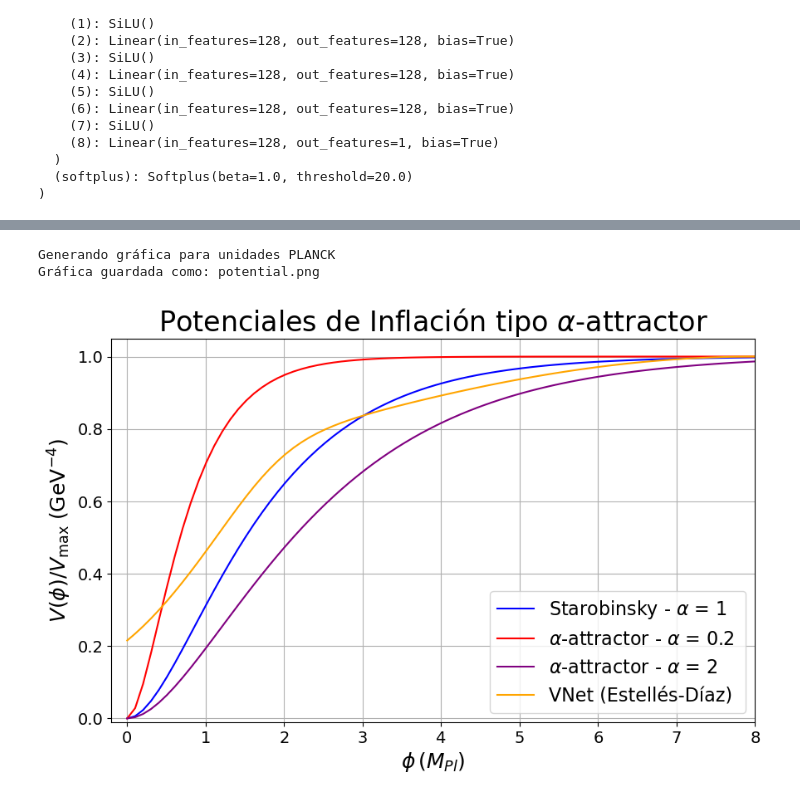
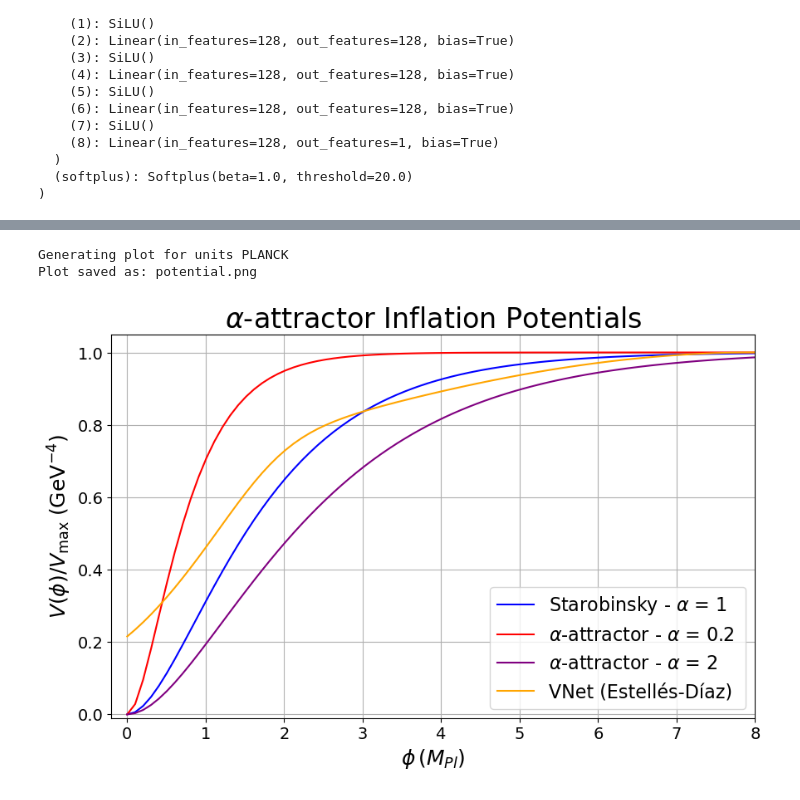
Before and after one commit to juanramondiaz/CosmoPython, a Jupyter notebook: Cosmo.5A.Inflaton.ipynb, the cells around one changed output, grey strips where cells are left out. Drawn from its saved outputs; the diff is of its cells as text; code cells hidden in the pictures.

```diff
--- a/Cosmo.5A.Inflaton.ipynb
+++ b/Cosmo.5A.Inflaton.ipynb
@@ -463,8 +505,8 @@ VNet(
 # %%
 def V_VNet(phi):
     """
-    Potencial neuronal V(φ) en tensor torch.
-    φ puede ser float o tensor 1D.
+    Neural potential V(φ) as a torch tensor.
+    φ can be a float or a 1D tensor.
     """
     if not torch.is_tensor(phi):
         phi = torch.tensor([[phi]], dtype=torch.float64)
@@ -475,7 +517,7 @@ def V_VNet(phi):
 
 def dV_VNet(phi):
     """
-    Primera derivada V'(φ) usando autograd.
+    First derivative V'(φ) using autograd.
     """
     phi_t = torch.tensor([[phi]], dtype=torch.float64, requires_grad=True)
     V = VNet_model(phi_t)
@@ -485,7 +527,7 @@ def dV_VNet(phi):
 
 def d2V_VNet(phi):
     """
-    Segunda derivada V''(φ).
+    Second derivative V''(φ).
     """
     phi_t = torch.tensor([[phi]], dtype=torch.float64, requires_grad=True)
     V = VNet_model(phi_t)
@@ -810,98 +852,98 @@ Gráfica guardada como: potential.png
 # %%
 def plot_inflation_potential_alpha(units='NATURAL', phi_range=None, save=False, filename='inflation_potentials.png'):
     """
-    Grafica los potenciales de inflación para los modelos cuadrático, cuártico, hilltop y alpha.
+    Plots the inflation potentials for the quadratic, quartic, hilltop, and alpha models.
 
     Args:
-        units (str): Sistema de unidades ('NATURAL' o 'SI').
-        phi_range (dict): Diccionario con rangos de phi para cada potencial.
-                         Default: Ajustado automáticamente según el potencial.
-        save (bool): Si True, guarda la figura como archivo.
-        filename (str): Nombre del archivo para guardar la figura.
+        units (str): Unit system ('NATURAL' or 'SI').
+        phi_range (dict): Dictionary with phi ranges for each potential.
+                         Default: Automatically adjusted according to the potential.
+        save (bool): If True, saves the figure as a file.
+        filename (str): Name of the file used to save the figure.
 
     Returns:
-        None: Muestra o guarda la gráfica.
+        None: Displays or saves the plot.
     """
-    # Definir rangos de phi por defecto si no se proporcionan
+    # Define default phi ranges if they are not provided
     if phi_range is None:
         M_Pl = param['M_Pl']
         phi_range = {
             'quad': (-20 * M_Pl, 20 * M_Pl, 100),
             'quartic': (-20 * M_Pl, 20 * M_Pl, 100),
             'six': (-20 * M_Pl, 20 * M_Pl, 100),
-            'hilltop': (-10.0 * M_Pl,10.0 * M_Pl, 100),  # Rango más pequeño para hilltop
-            'alpha': (0, 10 * M_Pl, 100),  # alpha es asimétrico
-            'VNet': (0, 10 * M_Pl, 100)  # alpha es asimétrico
+            'hilltop': (-10.0 * M_Pl,10.0 * M_Pl, 100),  # Smaller range for hilltop
+            'alpha': (0, 10 * M_Pl, 100),  # alpha is asymmetric
+            'VNet': (0, 10 * M_Pl, 100)  # alpha is asymmetric
         }
 
-    # Lista de potenciales a graficar
+    # List of potentials to plot
     potentials = ['alpha', 'alpha', 'alpha', 'VNet'] # 'hilltop', 'alpha', 'VNet']
 
-    # Configurar la figura
+    # Configure the figure
     plt.figure(figsize=(10, 6))
 
-    # Colores para cada potencial
+    # Colors for each potential
     colors = {'quad': 'blue', 'quartic': 'red', 'six': 'gray', 'hilltop': 'green', 'alpha': 'purple', 'VNet': 'orange'}
     colors = ['blue',  'red', 'purple', 'orange']
     names = {'quad': 'Chaotic - n= 2 (Quadratic)',
              'quartic': 'Chaotic - n = 4 (Quartic)',
              'six': 'Chaotic - n = 6',
-             'hilltop': 'Hilltop', 'alpha': 'Alpha - Atractor', 'VNet': 'Neural Network'}
+             'hilltop': 'Hilltop', 'alpha': 'Alpha - Attractor', 'VNet': 'Neural Network'}
 
     names = [r'Starobinsky - $\alpha$ = 1', r'$\alpha$-attractor - $\alpha$ = 0.2', r'$\alpha$-attractor - $\alpha$ = 2', 'VNet (Estellés-Díaz)']
     p_values = [1,0.2,2,1]
-    # Unidades para los ejes
+    # Units for the axes
     phi_unit = 'kg' if units == 'SI' else 'M_{Pl}'
     V_unit = 'J/m^3' if units == 'SI' else 'GeV^4'
 
-    # Graficar cada potencial
+    # Plot each potential
     for p_val, pot in enumerate(potentials):
-        # Generar puntos para phi
+        # Generate phi points
         phi_min, phi_max, n_points = phi_range[pot]
         phi = torch.linspace(phi_min, phi_max, n_points)
 
-        # Calcular V(phi)
+        # Compute V(phi)
         param['potential']= pot
         param['alpha'] = p_values[p_val]
         V_values = torch.Tensor([V(p, param) for p in phi])
 
-        # Normalizar V para mejor visualización (opcional, ajustar según necesidades)
+        # Normalize V for better visualization (optional, adjust as needed)
         V_max = torch.max(torch.abs(V_values[torch.isfinite(V_values)]))
         if V_max > 0:
-            V_values = V_values / V_max  # Normalizar para comparación visual
+            V_values = V_values / V_max  # Normalize for visual comparison
 
-        # Graficar
+        # Plot
         plt.plot(phi /param['M_Pl'], V_values,
                  label=f'{names[p_val]} ', color=colors[p_val])
     param['potential']=POTENTIAL
-    # Configurar la gráfica
+    # Configure the plot
     plt.xlabel(r'$\phi \,(M_{Pl})$', fontsize=18)
     plt.ylabel(r'$V(\phi)/V_{\max} \; (\mathrm{GeV}^{-4})$', fontsize=18)
 
 
-    plt.title(r'Potenciales de Inflación tipo $\alpha$-attractor', fontsize=24)
+    plt.title(r'$\alpha$-attractor Inflation Potentials', fontsize=24)
     plt.legend(loc = "lower right", fontsize=16)
     plt.xticks(fontsize=14)
     plt.yticks(fontsize=14)
     plt.grid(True)
 
-    # Ajustar límites (opcional)
-    plt.ylim(-0.01, 1.05)  # Ajustado para visualizar potenciales normalizados
-    plt.xlim(-0.2, 8.0)  # Ajustado para visualizar potenciales normalizados
+    # Adjust limits (optional)
+    plt.ylim(-0.01, 1.05)  # Adjusted to visualize normalized potentials
+    plt.xlim(-0.2, 8.0)  # Adjusted to visualize normalized potentials
 
-    # Guardar o mostrar
+    # Save or show
     if save:
         plt.savefig(filename, dpi=300, bbox_inches='tight')
-        print(f"Gráfica guardada como: {filename}")
+        print(f"Plot saved as: {filename}")
     plt.show()
 
-# Graficar V
-print(f"Generando gráfica para unidades {UNITS}")
+# Plot V
+print(f"Generating plot for units {UNITS}")
 plot_inflation_potential_alpha(units=UNITS, save=True, filename='potential.png')
 # %% [output]
-Generando gráfica para unidades PLANCK
-Gráfica guardada como: potential.png
+Generating plot for units PLANCK
+Plot saved as: potential.png
-[figure, old version]
+[figure, new version]
 # %%
 def plot_inflation_potential(units='NATURAL', phi_range=None, save=False, filename='inflation_potentials.png'):
     """
```
Also changed, not shown: parts of 59 cells of this notebook, 9 other files.
